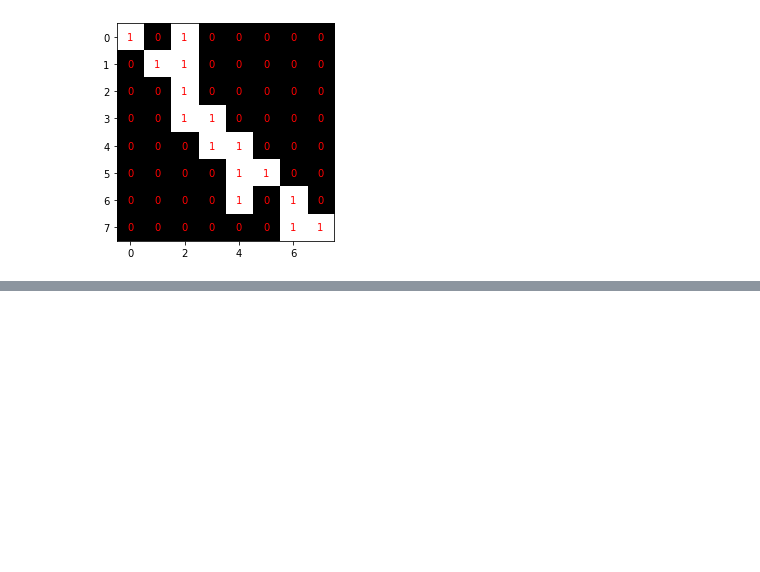
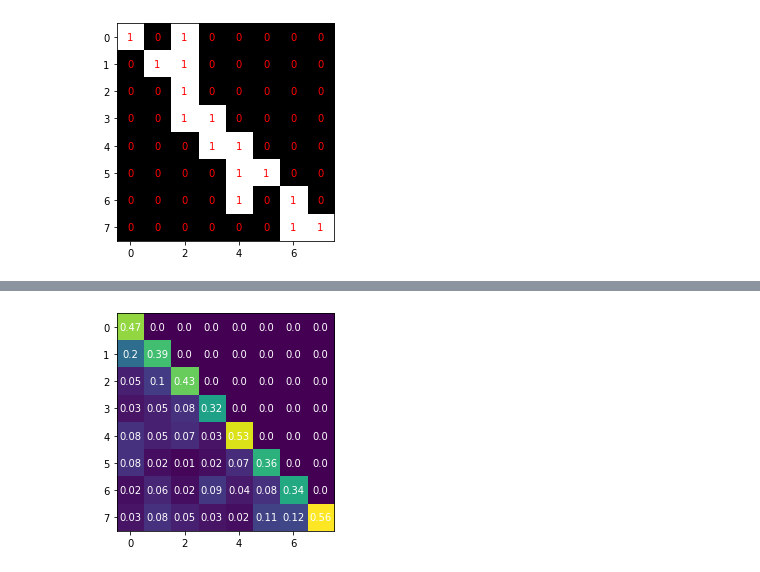
Before and after one commit to Ag0r9/UG-POSMT, a Jupyter notebook: notebook/viusalize_masks.ipynb, the cells around one changed output, grey strips where cells are left out. Drawn from its saved outputs; the diff is of its cells as text; code cells hidden in the pictures; blank space fills up the shorter version.

```diff
--- a/notebook/viusalize_masks.ipynb
+++ b/notebook/viusalize_masks.ipynb
@@ -94,8 +94,12 @@ from tensorflow import linalg, ones
 def lookahead_mask(text):
     shape = len(text.split())
     mask = 1 - linalg.band_part(ones((shape, shape)), -1, 0)
+    inverted_mask = 1 - mask
+    int_list_of_lists = [
+        [int(tensor.numpy()) for tensor in sublist] for sublist in inverted_mask
+    ]
 
-    return mask
+    return int_list_of_lists
 # %%
 mask_gen = MaskGenerator()
 input_sentence = "Apple is looking at buying apples in U.K."
@@ -196,0 +210,6 @@ plot_matrix(multiply_elementwise(matrix1, matrix2))
+# %%
+matrix1 =  lookahead_mask(input_sentence)
+matrix2 = generate_stochastic_matrix(input_sentence_len)
+plot_matrix( multiply_elementwise(matrix1, matrix2))
+# %% [output]
+[figure, added]
```
Also changed, not shown: parts of 1 cell of this notebook.
